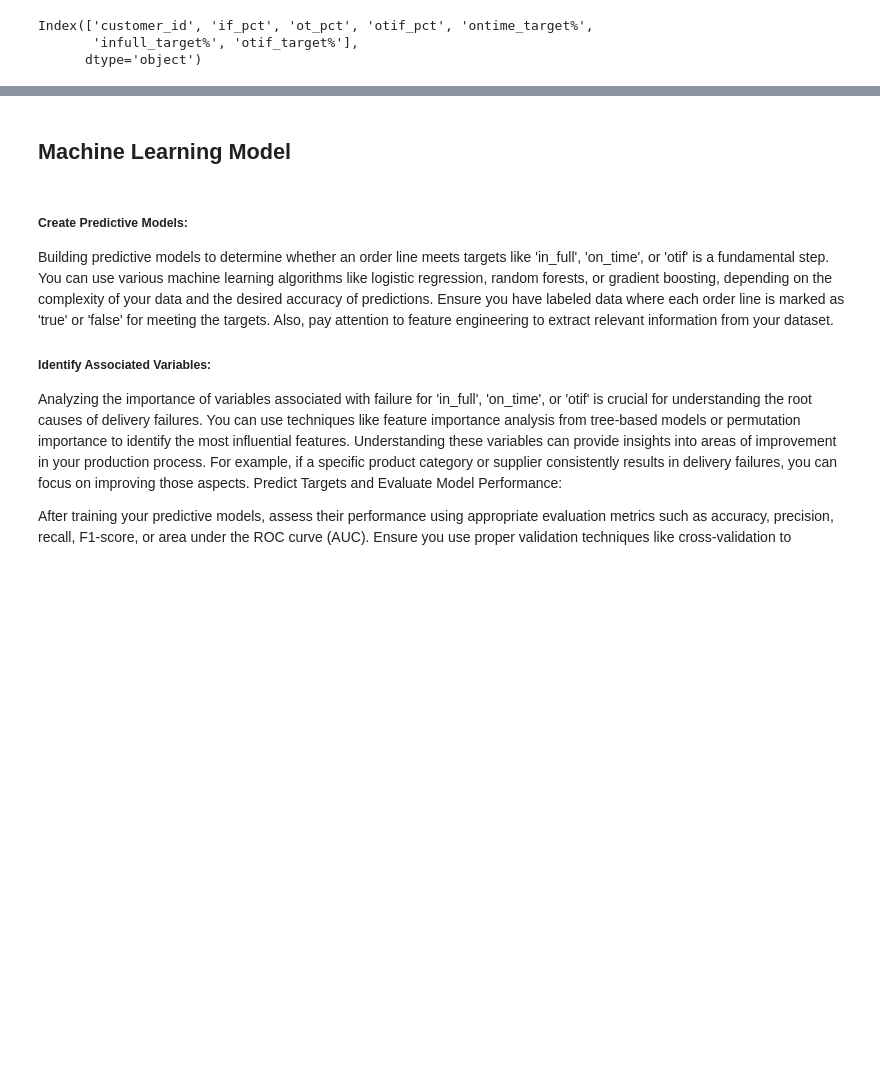
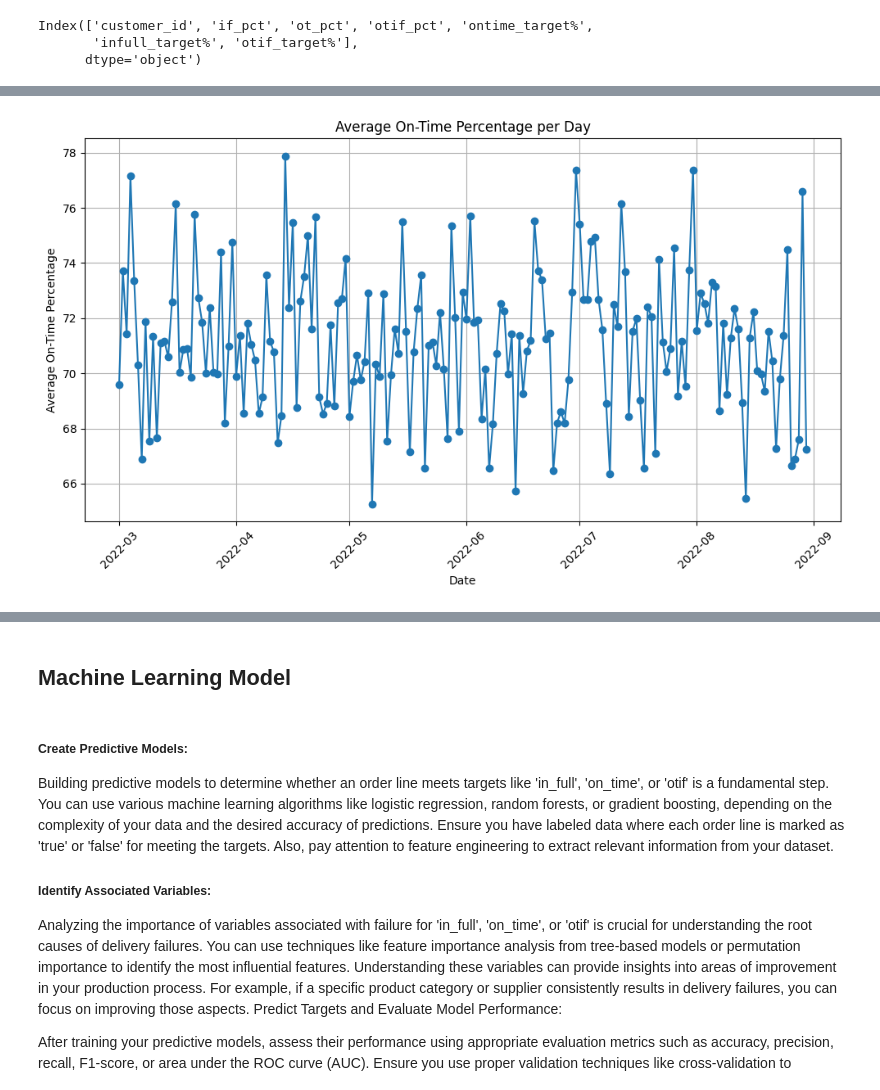
Before and after one commit to occampos/OptimizingDelivery, a Jupyter notebook: analysis.ipynb, the cells around one changed output, grey strips where cells are left out. Drawn from its saved outputs; the diff is of its cells as text; code cells hidden in the pictures; blank space fills up the shorter version.

```diff
--- a/analysis.ipynb
+++ b/analysis.ipynb
@@ -124,0 +184,19 @@ customer_split = customer_split[['customer_id', 'if_pct', 'if_target_pct',
+# %%
+# Plot percent of deliveries that are on time over time
+
+# Group percent on_time by date
+plot_data = od_order_lines.groupby(od_order_lines['order_placement_date'].dt.date)['on_time'].mean() * 100
+
+# Plot
+plt.figure(figsize=(10, 6))
+plot_data.plot(marker='o', grid=True)
+
+plt.title('Average On-Time Percentage per Day')
+plt.xlabel('Date')
+plt.ylabel('Average On-Time Percentage')
+plt.xticks(rotation=45)
+
+plt.tight_layout()
+plt.show()
+# %% [output]
+[figure, added]
```
Also changed, not shown: parts of 107 cells of this notebook.
